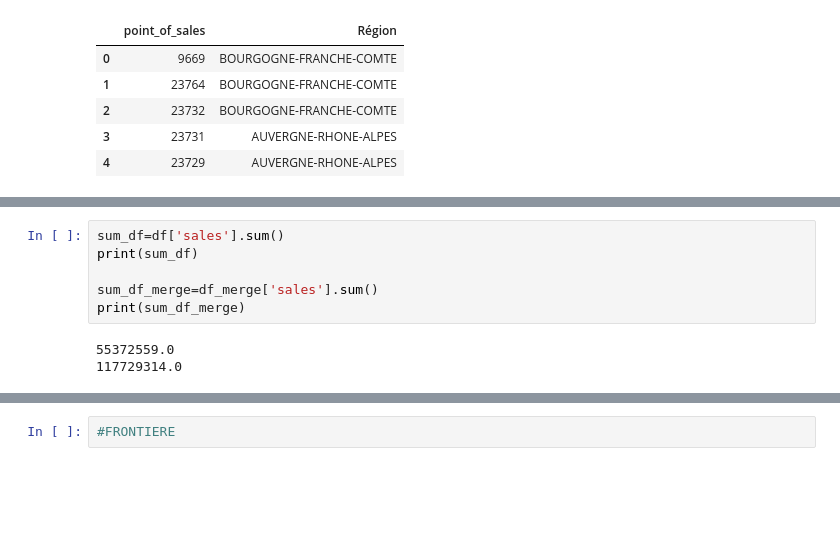
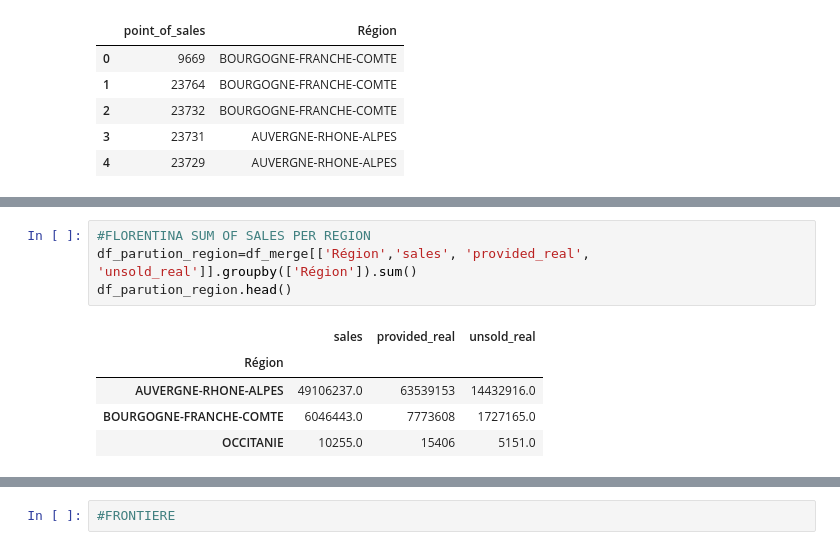
Before and after one commit to alexdoss/git_practivce, a Jupyter notebook: xray_weekday_config.ipynb, the cells around one changed output, grey strips where cells are left out. Drawn from its saved outputs; the diff is of its cells as text; blank space fills up the shorter version.

```diff
--- a/xray_weekday_config.ipynb
+++ b/xray_weekday_config.ipynb
@@ -100,9 +86,10 @@ pk_ko.shape
-# %%
-sum_df=df['sales'].sum()
-print(sum_df)
-
-sum_df_merge=df_merge['sales'].sum()
-print(sum_df_merge)
-# %% [output]
-55372559.0
-117729314.0
+# %%
+#FLORENTINA SUM OF SALES PER REGION
+df_parution_region=df_merge[['Région','sales', 'provided_real', 'unsold_real']].groupby(['Région']).sum()
+df_parution_region.head()
+# %% [output]
+|  | sales | provided_real | unsold_real |
+| Région |  |  |  |
+| AUVERGNE-RHONE-ALPES | 49106237.0 | 63539153 | 14432916.0 |
+| BOURGOGNE-FRANCHE-COMTE | 6046443.0 | 7773608 | 1727165.0 |
+| OCCITANIE | 10255.0 | 15406 | 5151.0 |
```
Also changed, not shown: parts of 8 cells of this notebook.
